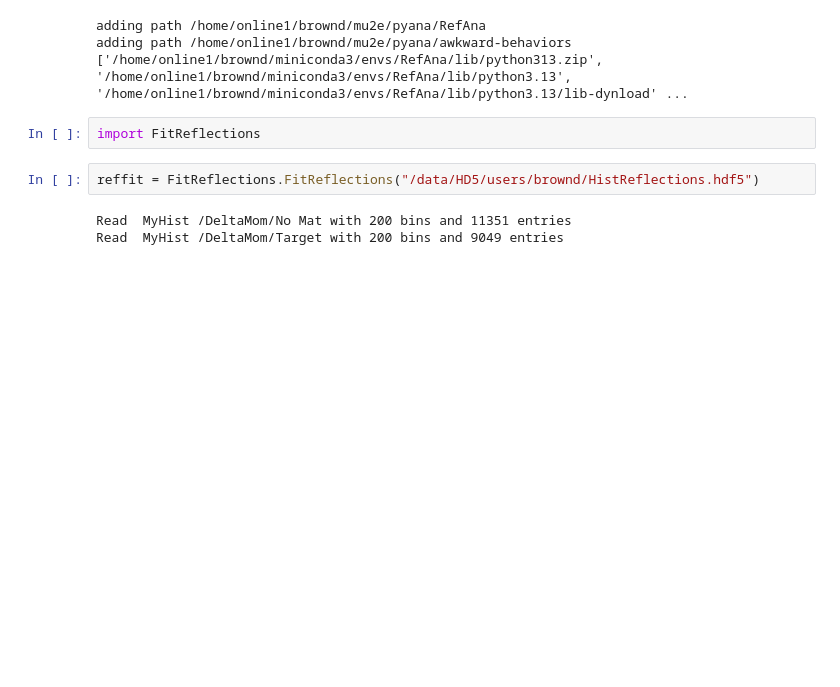
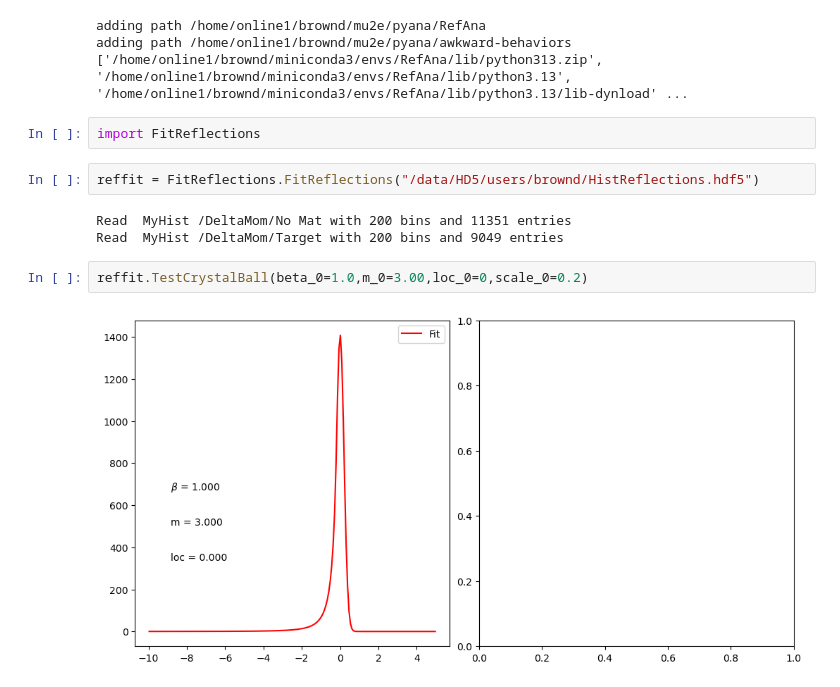
Before and after one commit to brownd1978/RefAna, a Jupyter notebook: FitReflections.ipynb, the cells around one changed output. Cells and saved outputs as stored; diff of their text form; blank space fills up the shorter version.

Commit message:
Add crystalball fits

```diff
--- a/FitReflections.ipynb
+++ b/FitReflections.ipynb
@@ -17,4 +17,8 @@ reffit = FitReflections.FitReflections("/data/HD5/users/brownd/HistReflections.h
 # %% [output]
 Read  MyHist /DeltaMom/No Mat with 200 bins and 11351 entries
 Read  MyHist /DeltaMom/Target with 200 bins and 9049 entries
+# %%
+reffit.TestCrystalBall(beta_0=1.0,m_0=3.00,loc_0=0,scale_0=0.2)
+# %% [output]
+[figure, added]
 # %%
```
Also changed, not shown: parts of 4 cells of this notebook, 1 other file.
